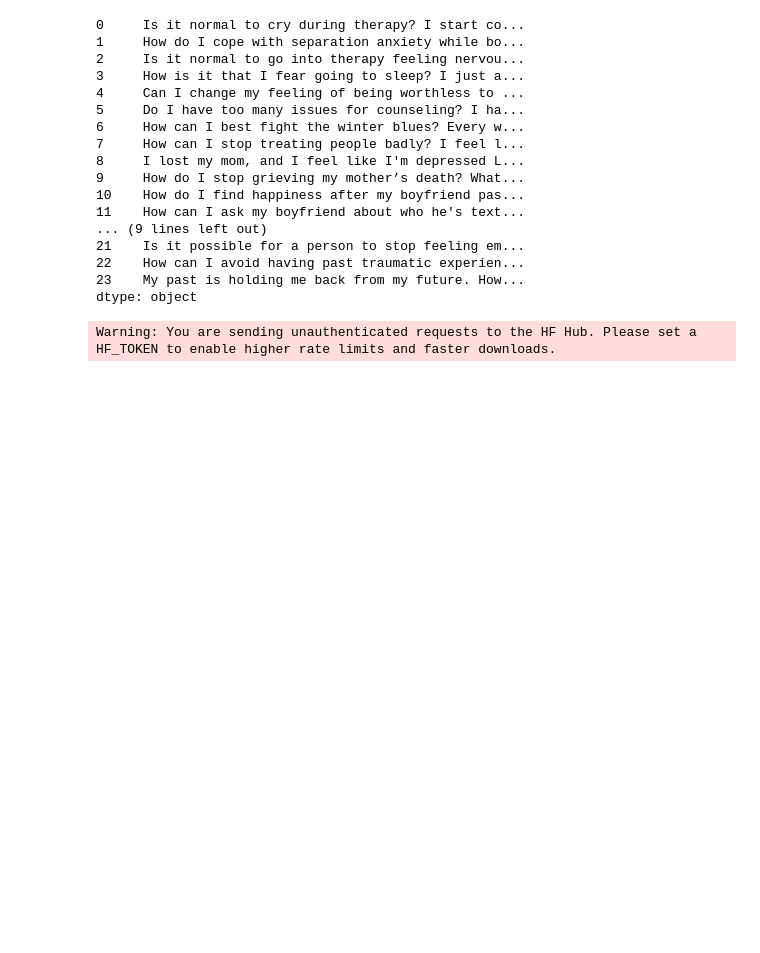
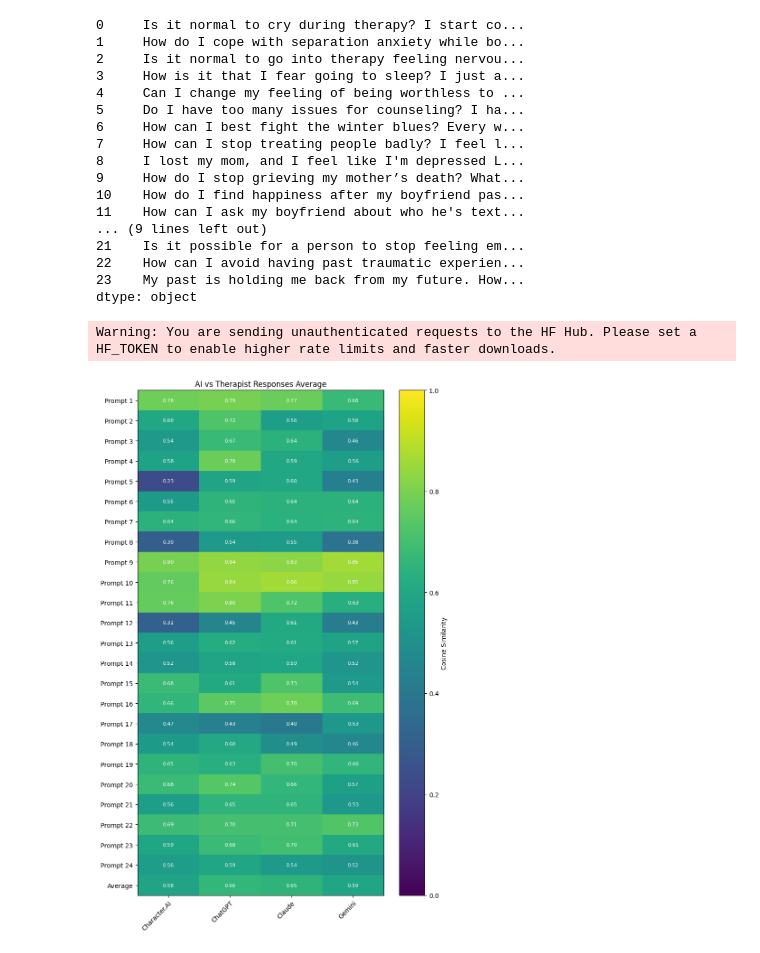
Before and after one commit to SunwooKim12345/cse590-project, a Jupyter notebook: scripts/scenario_2_cosine similarity.ipynb, the cells around one changed output. Saved outputs shown, nothing was run; the diff lists cells and outputs as text; code cells hidden in the pictures; blank space fills up the shorter version.

Commit message:
Average heat map and updated code

```diff
--- a/scripts/scenario_2_cosine similarity.ipynb
+++ b/scripts/scenario_2_cosine similarity.ipynb
@@ -131,9 +131,8 @@ for number in range(question_set.size):
     guide_csv.to_csv(f'../data/processed/Therapist Prompts/Prompt {number+1}.csv')
 # %%
 #Heatmaps comparing each AI response with therapist responses
-matplotlib.use('Agg')
+ai_models = ["Character.AI", "ChatGPT", "Claude", "Gemini"]
 for number in range(question_set.size):
-    ai_models = ["Character.AI", "ChatGPT", "Claude", "Gemini"]
     array = results[question_set[number]].T
 
     responses = [f"R{i+1}" for i in range(array.shape[0])]
@@ -141,16 +140,41 @@ for number in range(question_set.size):
     fig, ax = plt.subplots(figsize=(8, max(4, len(responses) * 0.5)))
     im = ax.imshow(array, vmin=0, vmax=1, aspect="auto")
 
-    ax.set_xticks(range(len(ai_models)), labels=ai_models,
-                rotation=45, ha="right", rotation_mode="anchor")
+    ax.set_xticks(range(len(ai_models)), labels=ai_models, rotation=45, ha="right", rotation_mode="anchor")
     ax.set_yticks(range(len(responses)), labels=responses)
 
     for i in range(len(responses)):
         for j in range(len(ai_models)):
-            text = ax.text(j, i, f"{array[i, j]:.2f}",
-                        ha="center", va="center", color="w", fontsize=8)
+            text = ax.text(j, i, f"{array[i, j]:.2f}", ha="center", va="center", color="w", fontsize=8)
 
     fig.colorbar(im, ax=ax, label="Cosine Similarity")
     ax.set_title(f"AI vs Therapist Responses\nPrompt {number+1}")
     fig.tight_layout()
     plt.savefig(f"../results/Scenario 2/Heat Maps/Heat Map Prompt {number+1}.png")
+    plt.close()
+# %%
+#Single heatmap average
+avg_array = []
+for number in range(question_set.size):
+    avg_array.append(np.mean(results[question_set[number]],axis=1))
+avg_array = np.array(avg_array)
+avg_array = np.append(avg_array, [np.mean(avg_array,axis=0)],axis=0)
+prompts = [f"Prompt {i+1}" for i in range(question_set.size)]
+prompts.append('Average')
+
+fig, ax = plt.subplots(figsize=(8, max(4, len(prompts) * 0.5)))
+im = ax.imshow(avg_array, vmin=0, vmax=1, aspect="auto")
+
+ax.set_xticks(range(len(ai_models)), labels=ai_models, rotation=45, ha="right", rotation_mode="anchor")
+ax.set_yticks(range(len(prompts)), labels=prompts)
+
+for i in range(len(prompts)):
+        for j in range(len(ai_models)):
+            text = ax.text(j, i, f"{avg_array[i, j]:.2f}", ha="center", va="center", color="w", fontsize=8)
+
+fig.colorbar(im, ax=ax, label="Cosine Similarity")
+ax.set_title(f"AI vs Therapist Responses Average")
+fig.tight_layout()
+plt.savefig(f"../results/Scenario 2/Heat Maps/Average Across All Prompts.png")
+# %% [output]
+[figure, added]
```
Also changed, not shown: parts of 1 cell of this notebook, 1 other file.
